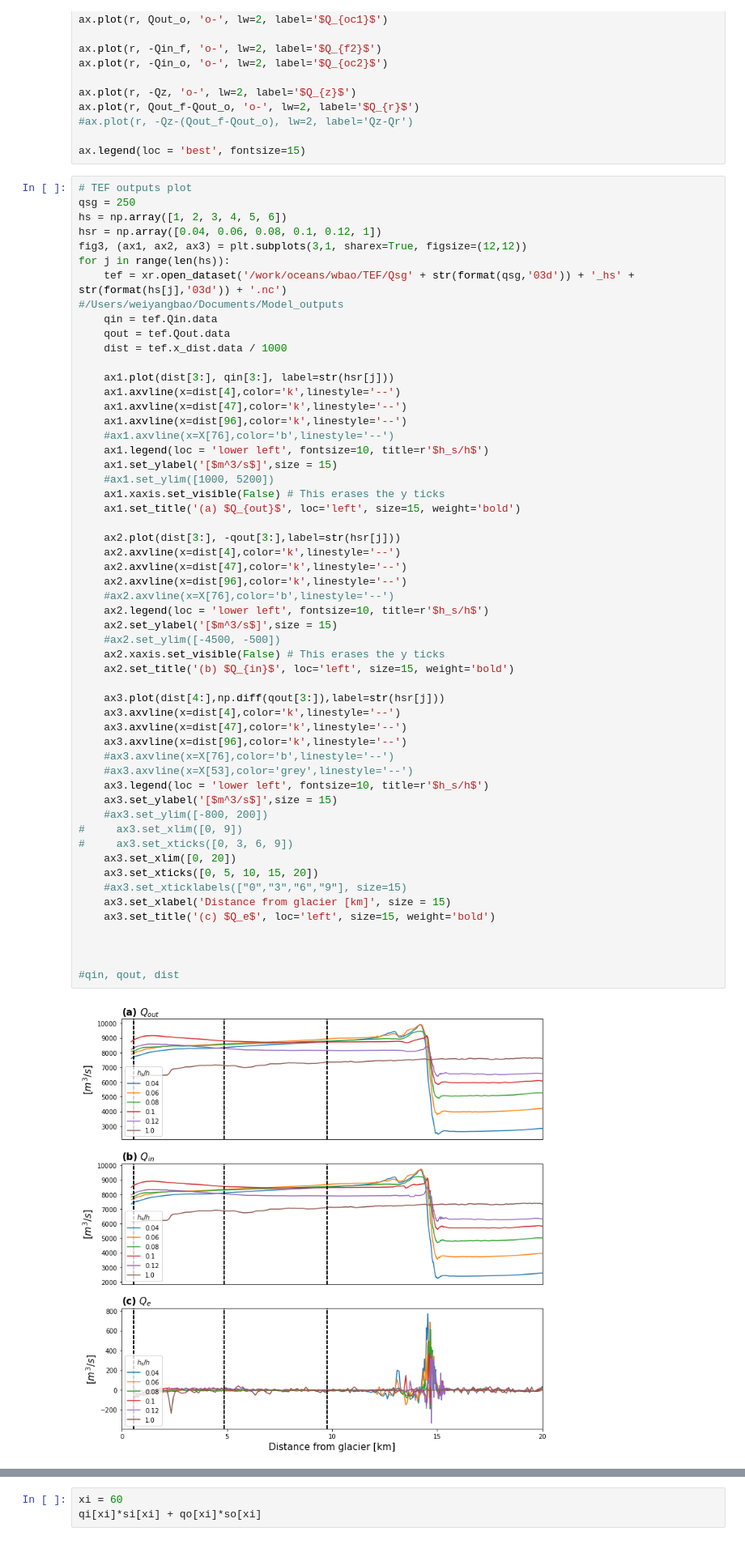
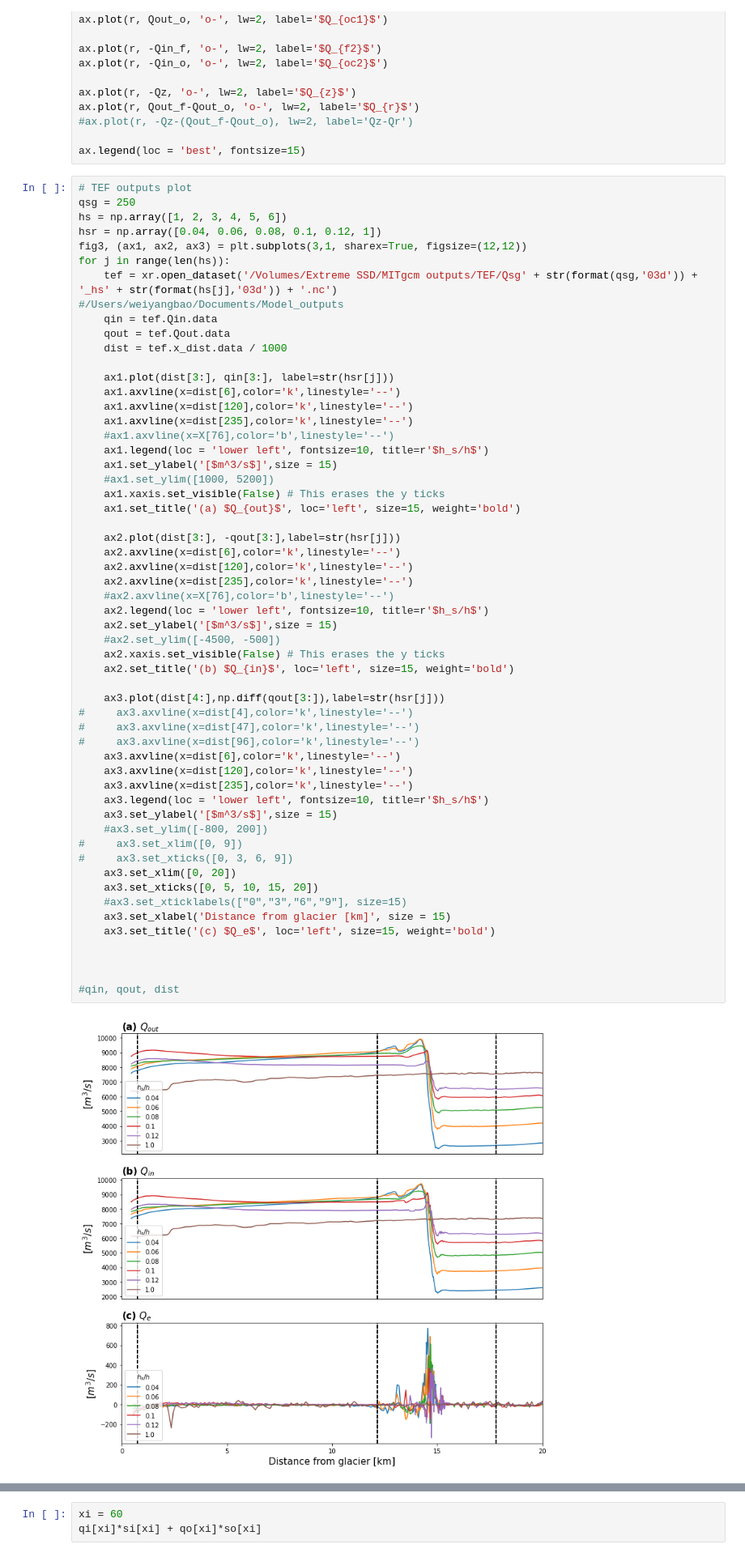
Before and after one commit to weiyangbao/Jupyter-Iceplume, a Jupyter notebook: transport_circulation.ipynb, the cells around one changed output, grey strips where cells are left out. Shown at 81% size. Drawn from its saved outputs; the diff is of its cells as text.

```diff
--- a/transport_circulation.ipynb
+++ b/transport_circulation.ipynb
@@ -137,53 +137,54 @@ hs = np.array([1, 2, 3, 4, 5, 6])
 hsr = np.array([0.04, 0.06, 0.08, 0.1, 0.12, 1])
 fig3, (ax1, ax2, ax3) = plt.subplots(3,1, sharex=True, figsize=(12,12))
 for j in range(len(hs)):
-    tef = xr.open_dataset('/work/oceans/wbao/TEF/Qsg' + str(format(qsg,'03d')) + '_hs' + str(format(hs[j],'03d')) + '.nc')
+    tef = xr.open_dataset('/Volumes/Extreme SSD/MITgcm outputs/TEF/Qsg' + str(format(qsg,'03d')) + '_hs' + str(format(hs[j],'03d')) + '.nc')
 #/Users/weiyangbao/Documents/Model_outputs
     qin = tef.Qin.data
     qout = tef.Qout.data
     dist = tef.x_dist.data / 1000
 
     ax1.plot(dist[3:], qin[3:], label=str(hsr[j]))
-    ax1.axvline(x=dist[4],color='k',linestyle='--')
-    ax1.axvline(x=dist[47],color='k',linestyle='--')
-    ax1.axvline(x=dist[96],color='k',linestyle='--')
+    ax1.axvline(x=dist[6],color='k',linestyle='--')
+    ax1.axvline(x=dist[120],color='k',linestyle='--')
+    ax1.axvline(x=dist[235],color='k',linestyle='--')
     #ax1.axvline(x=X[76],color='b',linestyle='--')
     ax1.legend(loc = 'lower left', fontsize=10, title=r'$h_s/h$')
     ax1.set_ylabel('[$m^3/s$]',size = 15)
     #ax1.set_ylim([1000, 5200])
     ax1.xaxis.set_visible(False) # This erases the y ticks
     ax1.set_title('(a) $Q_{out}$', loc='left', size=15, weight='bold')
 
     ax2.plot(dist[3:], -qout[3:],label=str(hsr[j]))
-    ax2.axvline(x=dist[4],color='k',linestyle='--')
-    ax2.axvline(x=dist[47],color='k',linestyle='--')
-    ax2.axvline(x=dist[96],color='k',linestyle='--')
+    ax2.axvline(x=dist[6],color='k',linestyle='--')
+    ax2.axvline(x=dist[120],color='k',linestyle='--')
+    ax2.axvline(x=dist[235],color='k',linestyle='--')
     #ax2.axvline(x=X[76],color='b',linestyle='--')
     ax2.legend(loc = 'lower left', fontsize=10, title=r'$h_s/h$')
     ax2.set_ylabel('[$m^3/s$]',size = 15)
     #ax2.set_ylim([-4500, -500])
     ax2.xaxis.set_visible(False) # This erases the y ticks
     ax2.set_title('(b) $Q_{in}$', loc='left', size=15, weight='bold')
 
     ax3.plot(dist[4:],np.diff(qout[3:]),label=str(hsr[j]))
-    ax3.axvline(x=dist[4],color='k',linestyle='--')
-    ax3.axvline(x=dist[47],color='k',linestyle='--')
-    ax3.axvline(x=dist[96],color='k',linestyle='--')
-    #ax3.axvline(x=X[76],color='b',linestyle='--')
-    #ax3.axvline(x=X[53],color='grey',linestyle='--')
+#     ax3.axvline(x=dist[4],color='k',linestyle='--')
+#     ax3.axvline(x=dist[47],color='k',linestyle='--')
+#     ax3.axvline(x=dist[96],color='k',linestyle='--')
+    ax3.axvline(x=dist[6],color='k',linestyle='--')
+    ax3.axvline(x=dist[120],color='k',linestyle='--')
+    ax3.axvline(x=dist[235],color='k',linestyle='--')
     ax3.legend(loc = 'lower left', fontsize=10, title=r'$h_s/h$')
     ax3.set_ylabel('[$m^3/s$]',size = 15)
     #ax3.set_ylim([-800, 200])
 #     ax3.set_xlim([0, 9])
 #     ax3.set_xticks([0, 3, 6, 9])
     ax3.set_xlim([0, 20])
     ax3.set_xticks([0, 5, 10, 15, 20])
     #ax3.set_xticklabels(["0","3","6","9"], size=15)
     ax3.set_xlabel('Distance from glacier [km]', size = 15)
     ax3.set_title('(c) $Q_e$', loc='left', size=15, weight='bold')
 
 
 
 #qin, qout, dist
 # %% [output]
-[figure, old version]
+[figure, new version]
```
Also changed, not shown: parts of 1 cell of this notebook, 5 other files.
